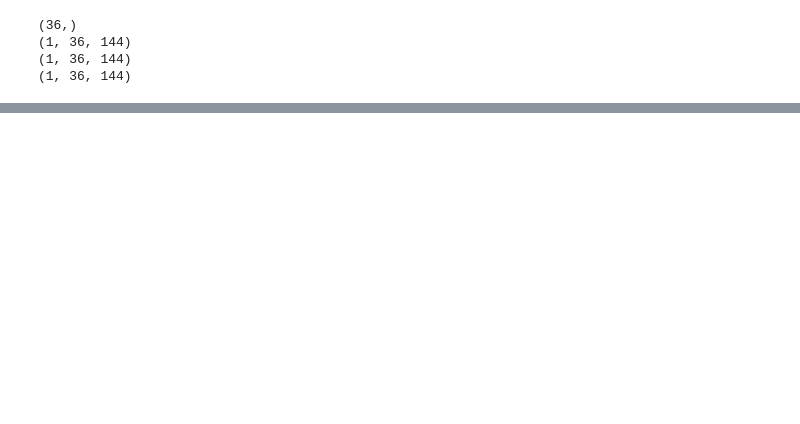
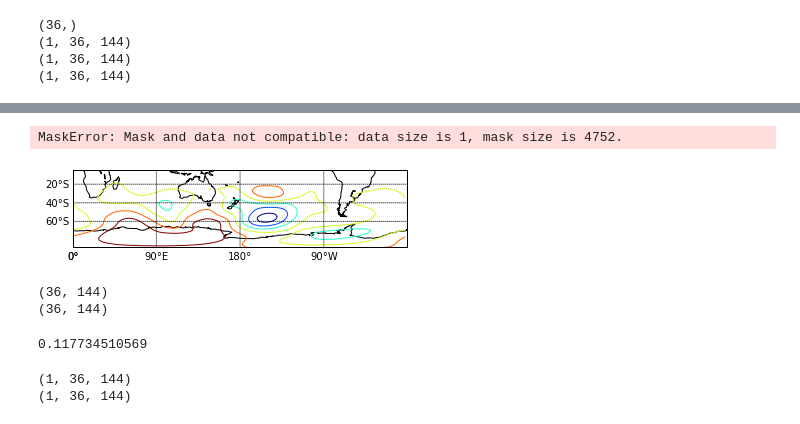
Before and after one commit to eliocamp/Reunion_Clima, a Jupyter notebook: WAF/Caluclo WAF.ipynb, the cells around one changed output, grey strips where cells are left out. Drawn from its saved outputs; the diff is of its cells as text; code cells hidden in the pictures; blank space fills up the shorter version.

```diff
--- a/WAF/Caluclo WAF.ipynb
+++ b/WAF/Caluclo WAF.ipynb
@@ -211,0 +204,40 @@ py = coeff1/(a*a)*( uclm/np.transpose(np.tile(coslat,(nlons,1)))*termxv + vclm*t
+# %%
+#plot flux along with hgt anomalies
+
+import matplotlib.pyplot as plt
+import mpl_toolkits.basemap as bm
+import numpy as np
+from numpy import ma  #para enmascarar
+%matplotlib inline
+
+mapproj = bm.Basemap(projection='cyl',
+                     llcrnrlat=-88.0, llcrnrlon=0.0,
+                     urcrnrlat=-5.0, urcrnrlon=360.0)
+mapproj.drawcoastlines()
+mapproj.drawparallels(np.array([-60, -40, -20]), labels=[1,0,0,0])
+mapproj.drawmeridians(np.array([-180, -90, 0, 90, 180]), labels=[0,0,0,1])
+
+lonall, latall = np.meshgrid(lon, lat)
+lonproj, latproj = mapproj(lonall, latall)
+plt.contour(lonproj, latproj, zaa[0,:,:])
+
+plt.quiver(lonproj[2:-1,:],latproj[2:-1,:],px_mask[0,2:-1,:],py_mask[0,2:-1,:],0.5) #trato de evitar los puntos cerca del ec que son muy grande
+# %% [output]
+MaskError: Mask and data not compatible: data size is 1, mask size is 4752.
+[figure, added]
+# %%
+print(lonproj.shape)
+print(latproj.shape)
+# %% [output]
+(36, 144)
+(36, 144)
+# %%
+print(np.max(py))
+# %% [output]
+0.117734510569
+# %%
+print(M.shape)
+print(py.shape)
+# %% [output]
+(1, 36, 144)
+(1, 36, 144)
```
Also changed, not shown: parts of 3 cells of this notebook.
